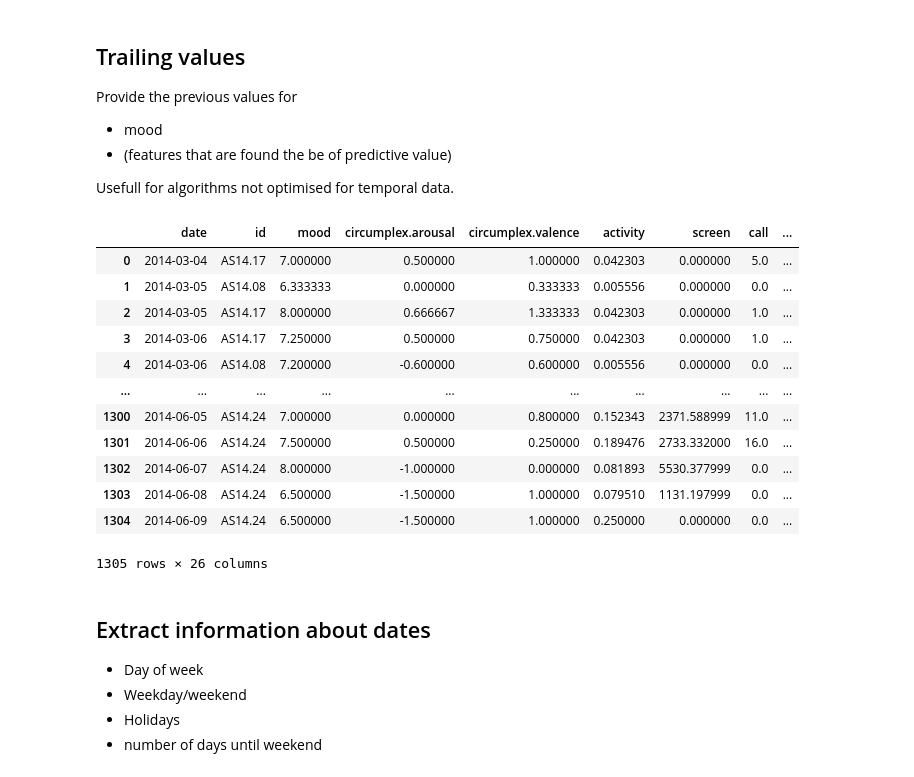
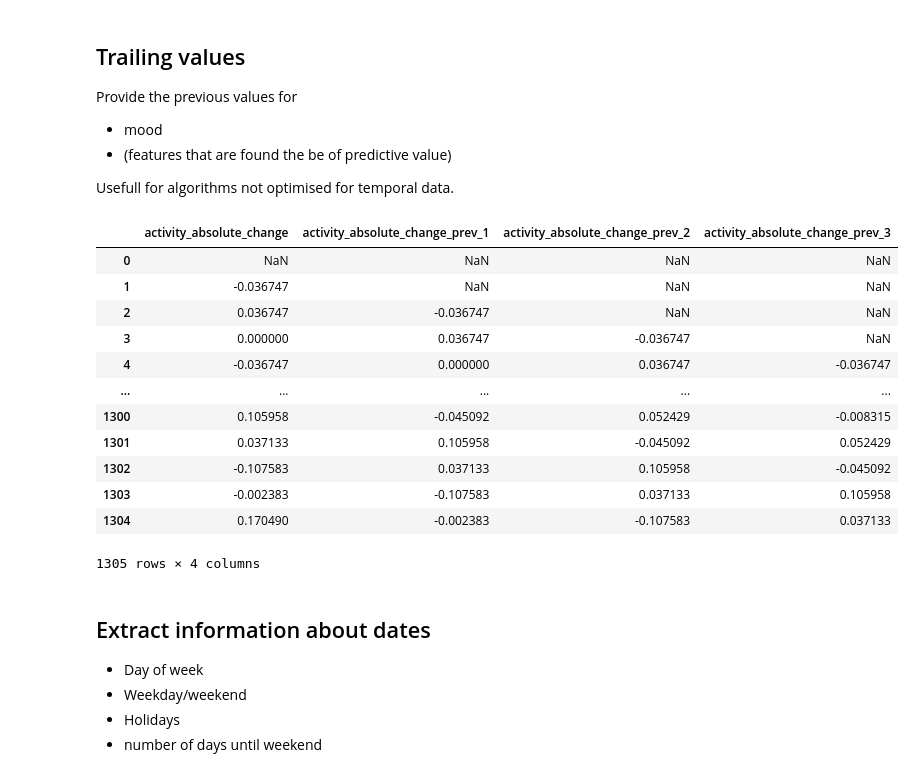
Before and after one commit to QST23/course_dmt, a Jupyter notebook: ass1/feature_engineering.ipynb, the cells around one changed output. Saved outputs shown, nothing was run; the diff lists cells and outputs as text; code cells hidden in the pictures.

```diff
--- a/ass1/feature_engineering.ipynb
+++ b/ass1/feature_engineering.ipynb
@@ -295,27 +295,30 @@ Provide the previous values for
 - (features that are found the be of predictive value)
 
 Usefull for algorithms not optimised for temporal data.
+# %%
+df = transform_to_absolute_changes(df, 'activity')
 # %%
 def add_previous_values(df, feature, n):
     for i in range(1, n+1):
         df[f'{feature}_prev_{i}'] = df[feature].shift(i)
     return df
 
-add_previous_values(df, 'mood', 3)
+df = add_previous_values(df, 'activity_absolute_change', 3)
+df[['activity_absolute_change', 'activity_absolute_change_prev_1', 'activity_absolute_change_prev_2', 'activity_absolute_change_prev_3']]
 # %% [output]
-|  | date | id | mood | circumplex.arousal | circumplex.valence | activity | screen | call | ... |
-| 0 | 2014-03-04 | AS14.17 | 7.000000 | 0.500000 | 1.000000 | 0.042303 | 0.000000 | 5.0 | ... |
-| 1 | 2014-03-05 | AS14.08 | 6.333333 | 0.000000 | 0.333333 | 0.005556 | 0.000000 | 0.0 | ... |
-| 2 | 2014-03-05 | AS14.17 | 8.000000 | 0.666667 | 1.333333 | 0.042303 | 0.000000 | 1.0 | ... |
-| 3 | 2014-03-06 | AS14.17 | 7.250000 | 0.500000 | 0.750000 | 0.042303 | 0.000000 | 1.0 | ... |
-| 4 | 2014-03-06 | AS14.08 | 7.200000 | -0.600000 | 0.600000 | 0.005556 | 0.000000 | 0.0 | ... |
-| ... | ... | ... | ... | ... | ... | ... | ... | ... | ... |
-| 1300 | 2014-06-05 | AS14.24 | 7.000000 | 0.000000 | 0.800000 | 0.152343 | 2371.588999 | 11.0 | ... |
-| 1301 | 2014-06-06 | AS14.24 | 7.500000 | 0.500000 | 0.250000 | 0.189476 | 2733.332000 | 16.0 | ... |
-| 1302 | 2014-06-07 | AS14.24 | 8.000000 | -1.000000 | 0.000000 | 0.081893 | 5530.377999 | 0.0 | ... |
-| 1303 | 2014-06-08 | AS14.24 | 6.500000 | -1.500000 | 1.000000 | 0.079510 | 1131.197999 | 0.0 | ... |
-| 1304 | 2014-06-09 | AS14.24 | 6.500000 | -1.500000 | 1.000000 | 0.250000 | 0.000000 | 0.0 | ... |
+|  | activity_absolute_change | activity_absolute_change_prev_1 | activity_absolute_change_prev_2 | activity_absolute_change_prev_3 |
+| 0 | NaN | NaN | NaN | NaN |
+| 1 | -0.036747 | NaN | NaN | NaN |
+| 2 | 0.036747 | -0.036747 | NaN | NaN |
+| 3 | 0.000000 | 0.036747 | -0.036747 | NaN |
+| 4 | -0.036747 | 0.000000 | 0.036747 | -0.036747 |
+| ... | ... | ... | ... | ... |
+| 1300 | 0.105958 | -0.045092 | 0.052429 | -0.008315 |
+| 1301 | 0.037133 | 0.105958 | -0.045092 | 0.052429 |
+| 1302 | -0.107583 | 0.037133 | 0.105958 | -0.045092 |
+| 1303 | -0.002383 | -0.107583 | 0.037133 | 0.105958 |
+| 1304 | 0.170490 | -0.002383 | -0.107583 | 0.037133 |
-1305 rows × 26 columns
+1305 rows × 4 columns
 # %% [markdown]
 ## Extract information about dates
 - Day of week
```
Also changed, not shown: parts of 33 cells of this notebook, 10 other files.
